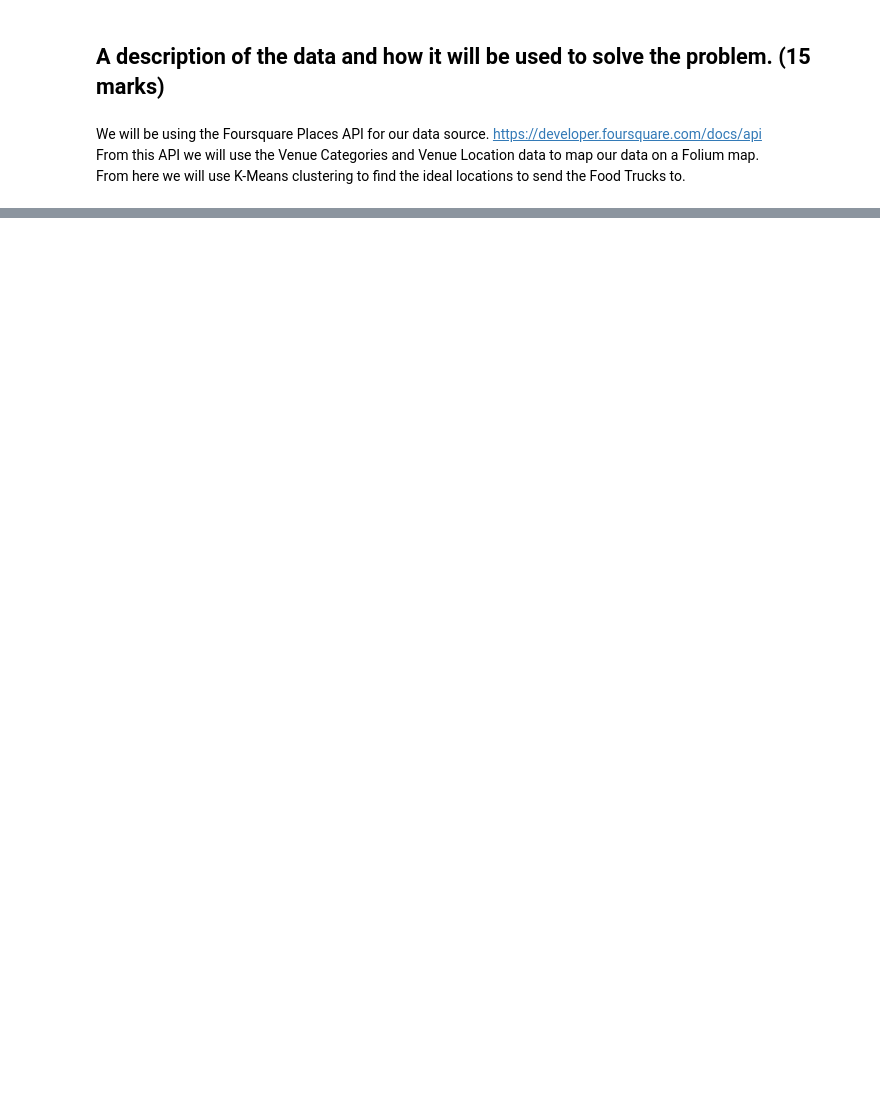
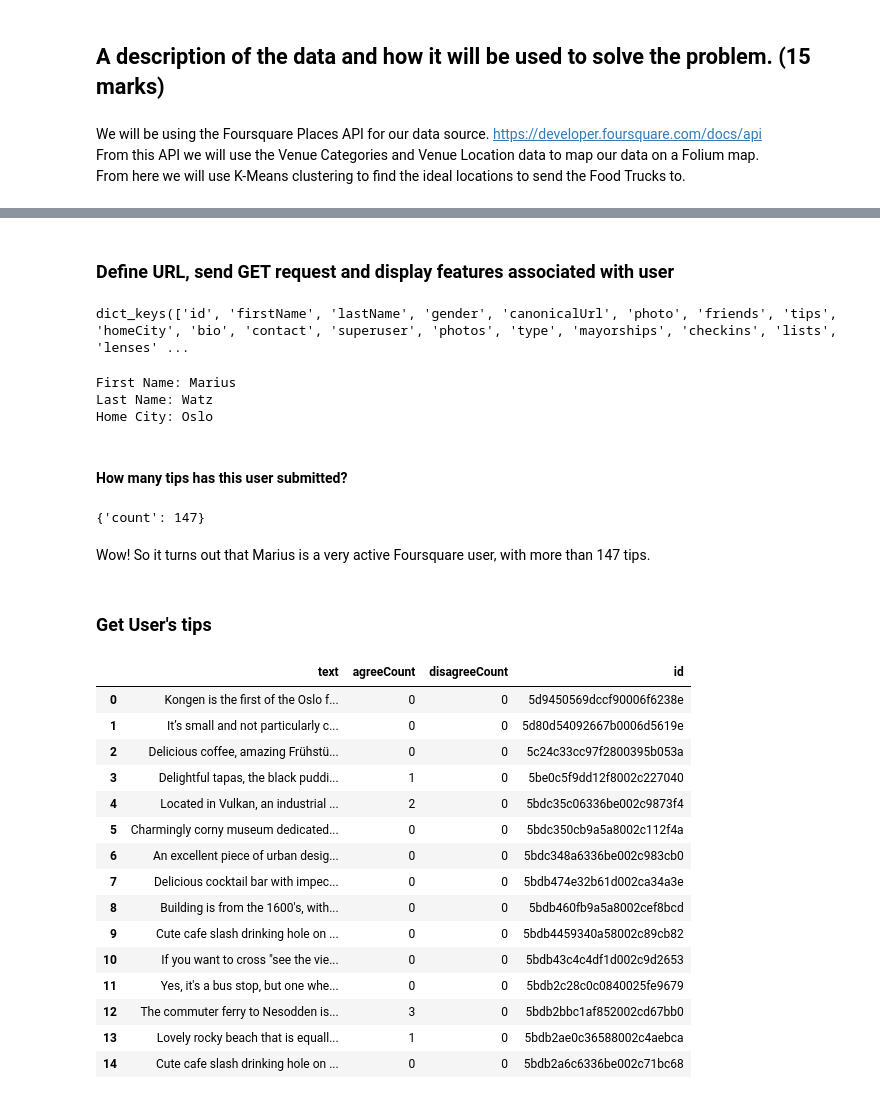
Before and after one commit to JPLAVALLEY/Coursera_Capstone, a Jupyter notebook: Capstone Project - The Battle of Neighborhoods.ipynb, the cells around one changed output, grey strips where cells are left out. Saved outputs shown, nothing was run; the diff lists cells and outputs as text; code cells hidden in the pictures; blank space fills up the shorter version.

```diff
--- a/Capstone Project - The Battle of Neighborhoods.ipynb
+++ b/Capstone Project - The Battle of Neighborhoods.ipynb
@@ -31,0 +405,69 @@ From here we will use K-Means clustering to find the ideal locations to send the
+# %% [markdown]
+### Define URL, send GET request and display features associated with user
+# %%
+user_id = '142228' # user ID with most agree counts and complete profile
+
+url = 'https://api.foursquare.com/v2/users/{}?client_id={}&client_secret={}&v={}'.format(user_id, CLIENT_ID, CLIENT_SECRET, VERSION) # define URL
+
+# send GET request
+results = requests.get(url).json()
+user_data = results['response']['user']
+
+# display features associated with user
+user_data.keys()
+# %% [output]
+dict_keys(['id', 'firstName', 'lastName', 'gender', 'canonicalUrl', 'photo', 'friends', 'tips', 'homeCity', 'bio', 'contact', 'superuser', 'photos', 'type', 'mayorships', 'checkins', 'lists', 'lenses' ...
+# %%
+print('First Name: ' + user_data['firstName'])
+print('Last Name: ' + user_data['lastName'])
+print('Home City: ' + user_data['homeCity'])
+# %% [output]
+First Name: Marius
+Last Name: Watz
+Home City: Oslo
+# %% [markdown]
+#### How many tips has this user submitted?
+# %%
+user_data['tips']
+# %% [output]
+{'count': 147}
+# %% [markdown]
+Wow! So it turns out that Marius is a very active Foursquare user, with more than 147 tips.
+# %% [markdown]
+### Get User's tips
+# %%
+# define tips URL
+url = 'https://api.foursquare.com/v2/users/{}/tips?client_id={}&client_secret={}&v={}&limit={}'.format(user_id, CLIENT_ID, CLIENT_SECRET, VERSION, limit)
+
+# send GET request and get user's tips
+results = requests.get(url).json()
+tips = results['response']['tips']['items']
+
+# format column width
+pd.set_option('display.max_colwidth', -1)
+
+tips_df = json_normalize(tips)
+
+# filter columns
+filtered_columns = ['text', 'agreeCount', 'disagreeCount', 'id']
+tips_filtered = tips_df.loc[:, filtered_columns]
+
+# display user's tips
+tips_filtered
+# %% [output]
+|  | text | agreeCount | disagreeCount | id |
+| 0 | Kongen is the first of the Oslo f... | 0 | 0 | 5d9450569dccf90006f6238e |
+| 1 | It’s small and not particularly c... | 0 | 0 | 5d80d54092667b0006d5619e |
+| 2 | Delicious coffee, amazing Frühstü... | 0 | 0 | 5c24c33cc97f2800395b053a |
+| 3 | Delightful tapas, the black puddi... | 1 | 0 | 5be0c5f9dd12f8002c227040 |
+| 4 | Located in Vulkan, an industrial ... | 2 | 0 | 5bdc35c06336be002c9873f4 |
+| 5 | Charmingly corny museum dedicated... | 0 | 0 | 5bdc350cb9a5a8002c112f4a |
+| 6 | An excellent piece of urban desig... | 0 | 0 | 5bdc348a6336be002c983cb0 |
+| 7 | Delicious cocktail bar with impec... | 0 | 0 | 5bdb474e32b61d002ca34a3e |
+| 8 | Building is from the 1600's, with... | 0 | 0 | 5bdb460fb9a5a8002cef8bcd |
+| 9 | Cute cafe slash drinking hole on ... | 0 | 0 | 5bdb4459340a58002c89cb82 |
+| 10 | If you want to cross "see the vie... | 0 | 0 | 5bdb43c4c4df1d002c9d2653 |
+| 11 | Yes, it's a bus stop, but one whe... | 0 | 0 | 5bdb2c28c0c0840025fe9679 |
+| 12 | The commuter ferry to Nesodden is... | 3 | 0 | 5bdb2bbc1af852002cd67bb0 |
+| 13 | Lovely rocky beach that is equall... | 1 | 0 | 5bdb2ae0c36588002c4aebca |
+| 14 | Cute cafe slash drinking hole on ... | 0 | 0 | 5bdb2a6c6336be002c71bc68 |
```
Also changed, not shown: parts of 54 cells of this notebook.
